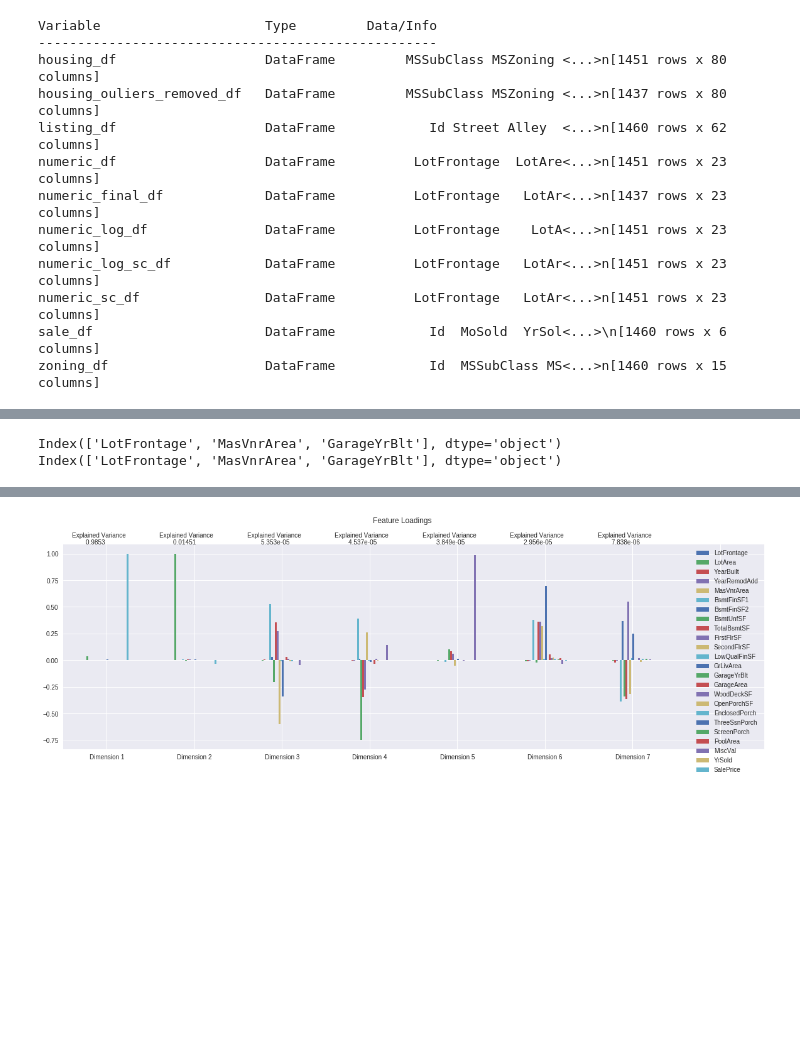
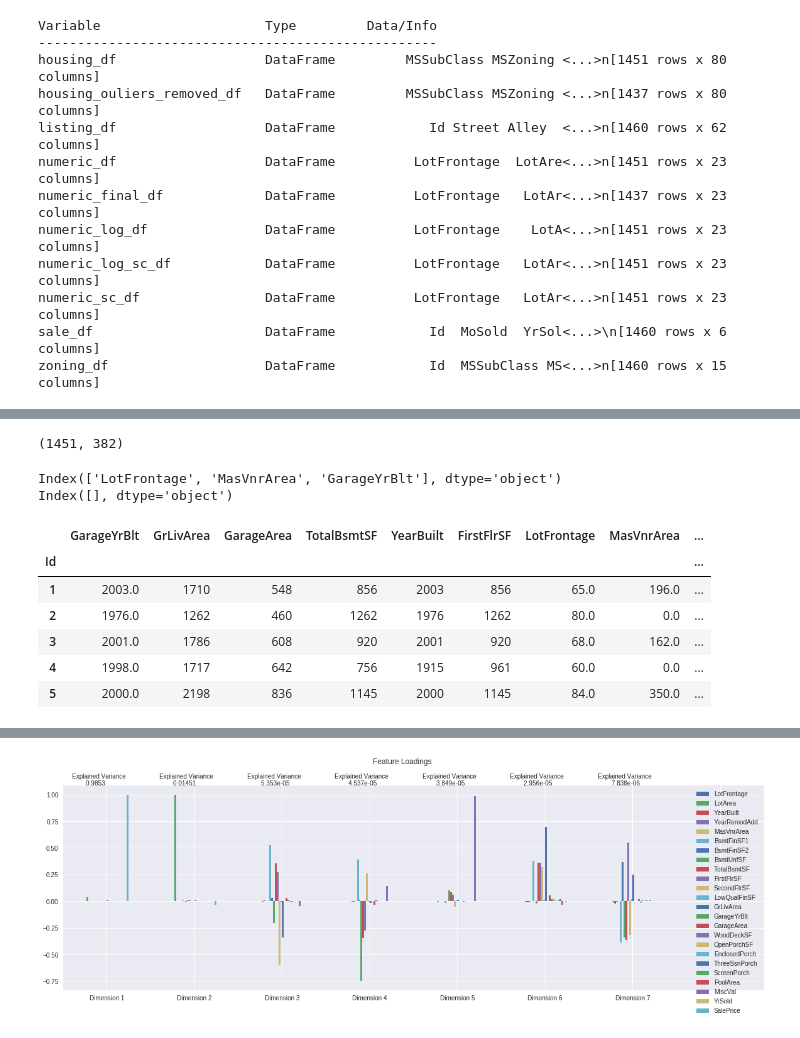
Before and after one commit to Shimakh/Ames-Housing-Project, a Jupyter notebook: ipynb/04-clustering.ipynb, the cells around one changed output, grey strips where cells are left out. Saved outputs shown, nothing was run; the diff lists cells and outputs as text; code cells hidden in the pictures; blank space fills up the shorter version.

```diff
--- a/ipynb/04-clustering.ipynb
+++ b/ipynb/04-clustering.ipynb
@@ -36,10 +58,14 @@ categorical_df = pd.get_dummies(categorical, prefix_sep='_',)
+# %%
+merge.shape
+# %% [output]
+(1451, 382)
 # %%
 def apply_scale(dataframe, scaling_function):
-    numerical_df = dataframe.select_dtypes(include=[float])
-    print(numerical_df.columns)
-    numerical_df = scaling_function(numerical_df)
+    merge = dataframe.select_dtypes(include=[float])
+    print(merge.columns)
+    merge = scaling_function(merge)
     tmp_df = dataframe.copy()
-    tmp_df[numerical_df.columns] = numerical_df
+    tmp_df[merge.columns] = merge
     return tmp_df
 
 def gelman_scale(dataframe):
@@ -49,10 +75,10 @@ def standard_scale(dataframe):
     return (dataframe - dataframe.mean())/(dataframe.std())
 
 df_gelman = apply_scale(numeric_df, gelman_scale)
-df_standard = apply_scale(numeric_df, standard_scale)
+df_standard = apply_scale(categorical, standard_scale)
 # %% [output]
 Index(['LotFrontage', 'MasVnrArea', 'GarageYrBlt'], dtype='object')
-Index(['LotFrontage', 'MasVnrArea', 'GarageYrBlt'], dtype='object')
+Index([], dtype='object')
 # %%
 from sklearn.decomposition import PCA
 # %%
@@ -63,3 +88,13 @@ merge = pd.merge(categorical_df, numeric_log_sc_df,left_index=True, right_index=
+# %%
+merge[features].head()
+# %% [output]
+|  | GarageYrBlt | GrLivArea | GarageArea | TotalBsmtSF | YearBuilt | FirstFlrSF | LotFrontage | MasVnrArea | ... |
+| Id |  |  |  |  |  |  |  |  | ... |
+| 1 | 2003.0 | 1710 | 548 | 856 | 2003 | 856 | 65.0 | 196.0 | ... |
+| 2 | 1976.0 | 1262 | 460 | 1262 | 1976 | 1262 | 80.0 | 0.0 | ... |
+| 3 | 2001.0 | 1786 | 608 | 920 | 2001 | 920 | 68.0 | 162.0 | ... |
+| 4 | 1998.0 | 1717 | 642 | 756 | 1915 | 961 | 60.0 | 0.0 | ... |
+| 5 | 2000.0 | 2198 | 836 | 1145 | 2000 | 1145 | 84.0 | 350.0 | ... |
 # %%
 pca_original = PCA()
 pca_gelman = PCA()
```
Also changed, not shown: parts of 12 cells of this notebook, 4 other files.
